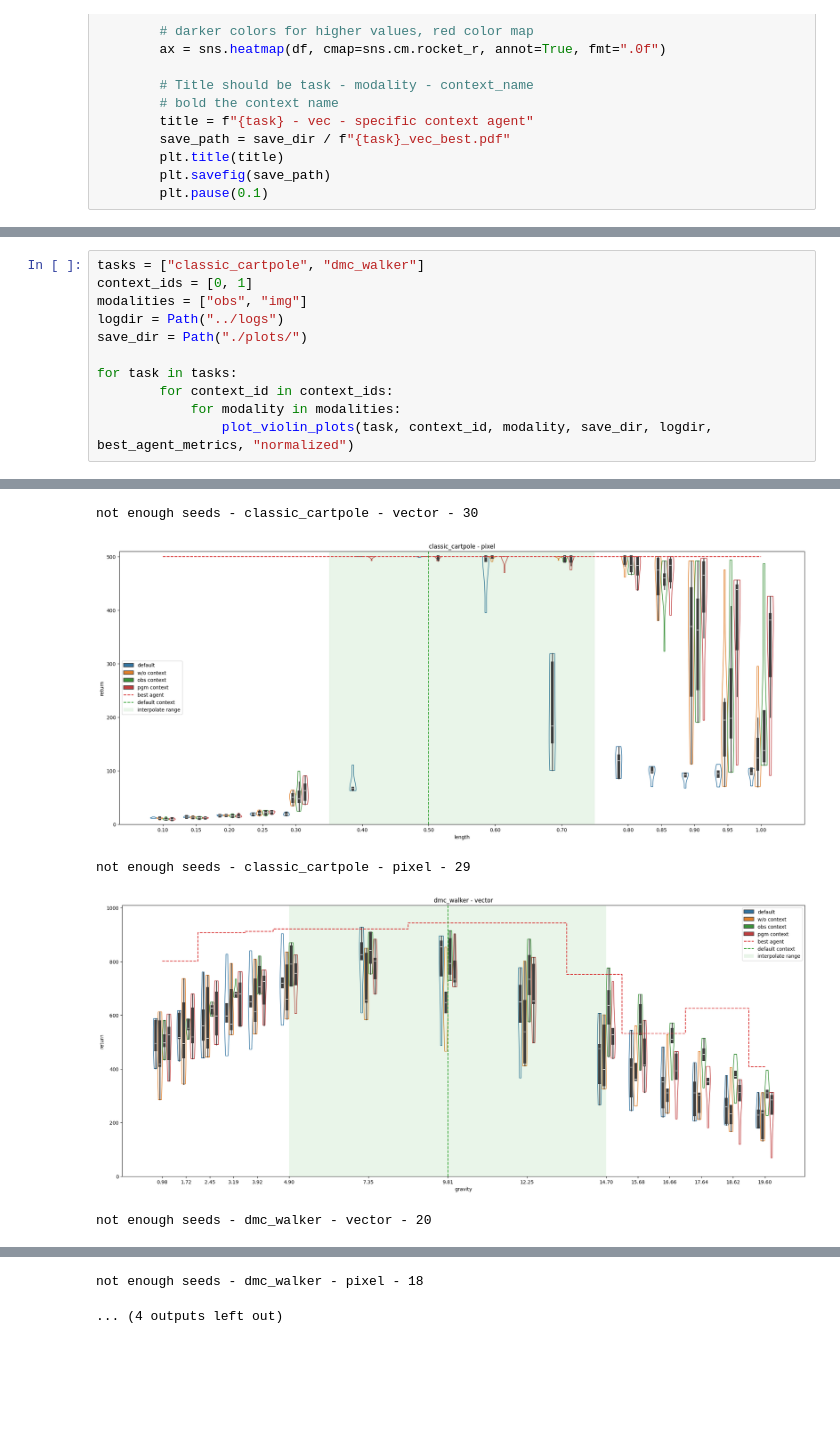
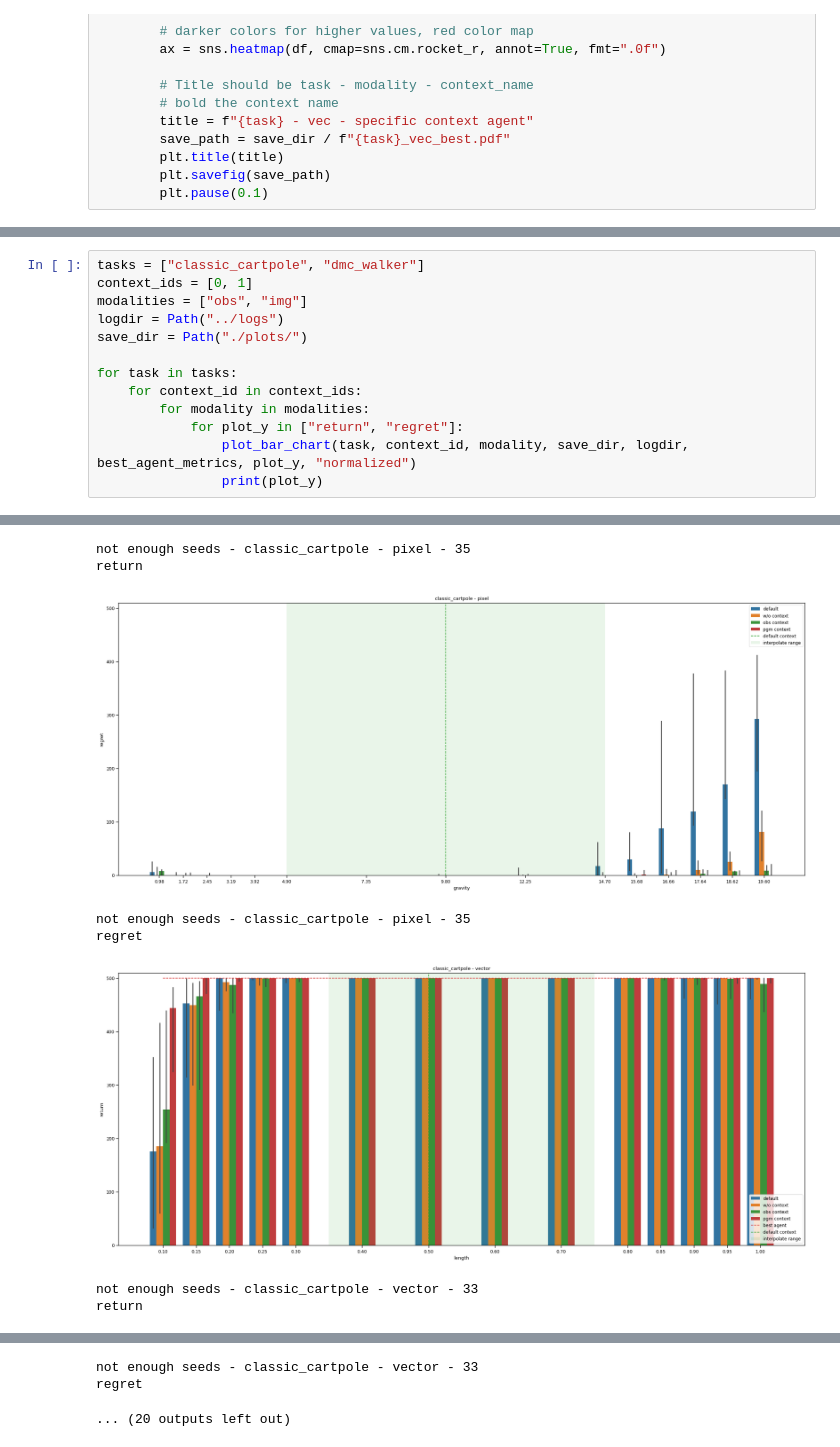
Before and after one commit to sai-prasanna/dreaming_of_many_worlds, a Jupyter notebook: notebooks/plot_analysis.ipynb, the cells around one changed output, grey strips where cells are left out. Saved outputs shown, nothing was run; the diff lists cells and outputs as text; blank space fills up the shorter version.

```diff
--- a/notebooks/plot_analysis.ipynb
+++ b/notebooks/plot_analysis.ipynb
@@ -228,7 +211,9 @@ logdir = Path("../logs")
 save_dir = Path("./plots/")
 
 for task in tasks:
-        for context_id in context_ids:
-            for modality in modalities:
-                plot_violin_plots(task, context_id, modality, save_dir, logdir, best_agent_metrics, "normalized")
+    for context_id in context_ids:
+        for modality in modalities:
+            for plot_y in ["return", "regret"]:
+                plot_bar_chart(task, context_id, modality, save_dir, logdir, best_agent_metrics, plot_y, "normalized")
+                print(plot_y)
 # %% [output]
@@ -240,5 +227,8 @@ not enough seeds - classic_cartpole - pixel - 32
-not enough seeds - classic_cartpole - vector - 30
+not enough seeds - classic_cartpole - pixel - 35
+return
-[figure, old version]
+[figure, new version]
-not enough seeds - classic_cartpole - pixel - 29
+not enough seeds - classic_cartpole - pixel - 35
+regret
-[figure, old version]
+[figure, new version]
-not enough seeds - dmc_walker - vector - 20
+not enough seeds - classic_cartpole - vector - 33
+return
@@ -246,5 +236,6 @@ not enough seeds - dmc_walker - vector - 20
-not enough seeds - dmc_walker - pixel - 18
+not enough seeds - classic_cartpole - vector - 33
+regret
-... (4 outputs left out)
+... (20 outputs left out)
 # %%
 import json
 from pathlib import Path
```
Also changed, not shown: parts of 11 cells of this notebook.
